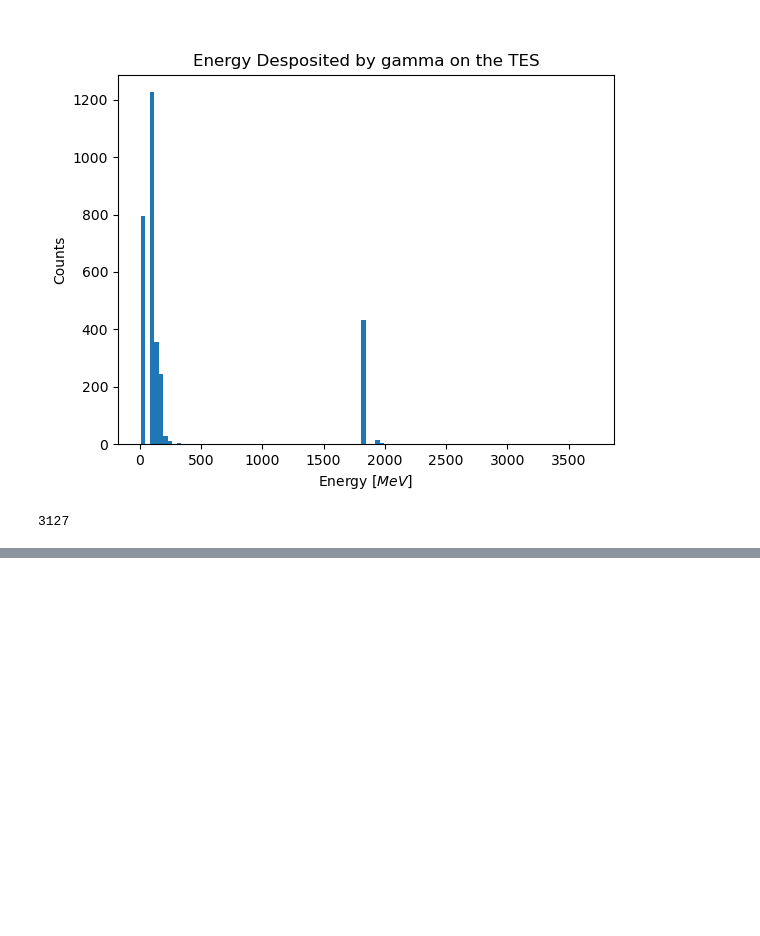
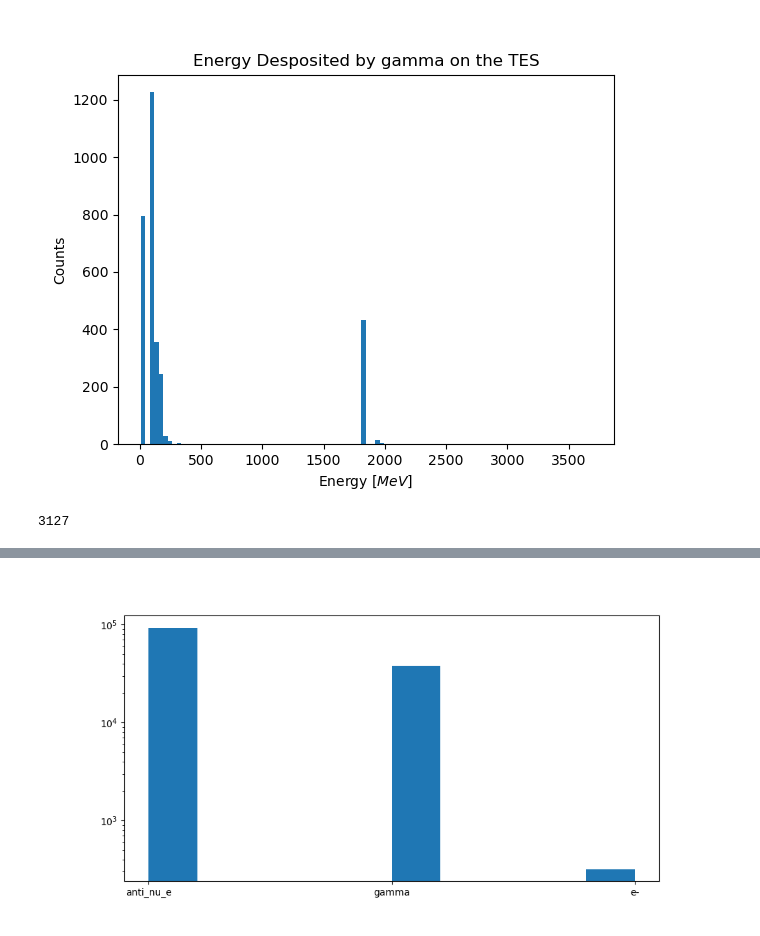
Before and after one commit to nyuad-astroparticle/tes-geant, a Jupyter notebook: analysis/thorium-calibration.ipynb, the cells around one changed output, grey strips where cells are left out. Cells and saved outputs as stored; diff of their text form; code cells hidden in the pictures; blank space fills up the shorter version.

```diff
--- a/analysis/thorium-calibration.ipynb
+++ b/analysis/thorium-calibration.ipynb
@@ -216,0 +201,2 @@ files[0]
+# %%
+data = pd.concat(files)
@@ -216,0 +318,7 @@ files[0]
+# %%
+plt.clf()
+plt.hist(data[data['MigrantID'] < 0]['Particle'])
+plt.yscale('log')
+plt.show()
+# %% [output]
+[figure, added]
```
Also changed, not shown: parts of 19 cells of this notebook.
